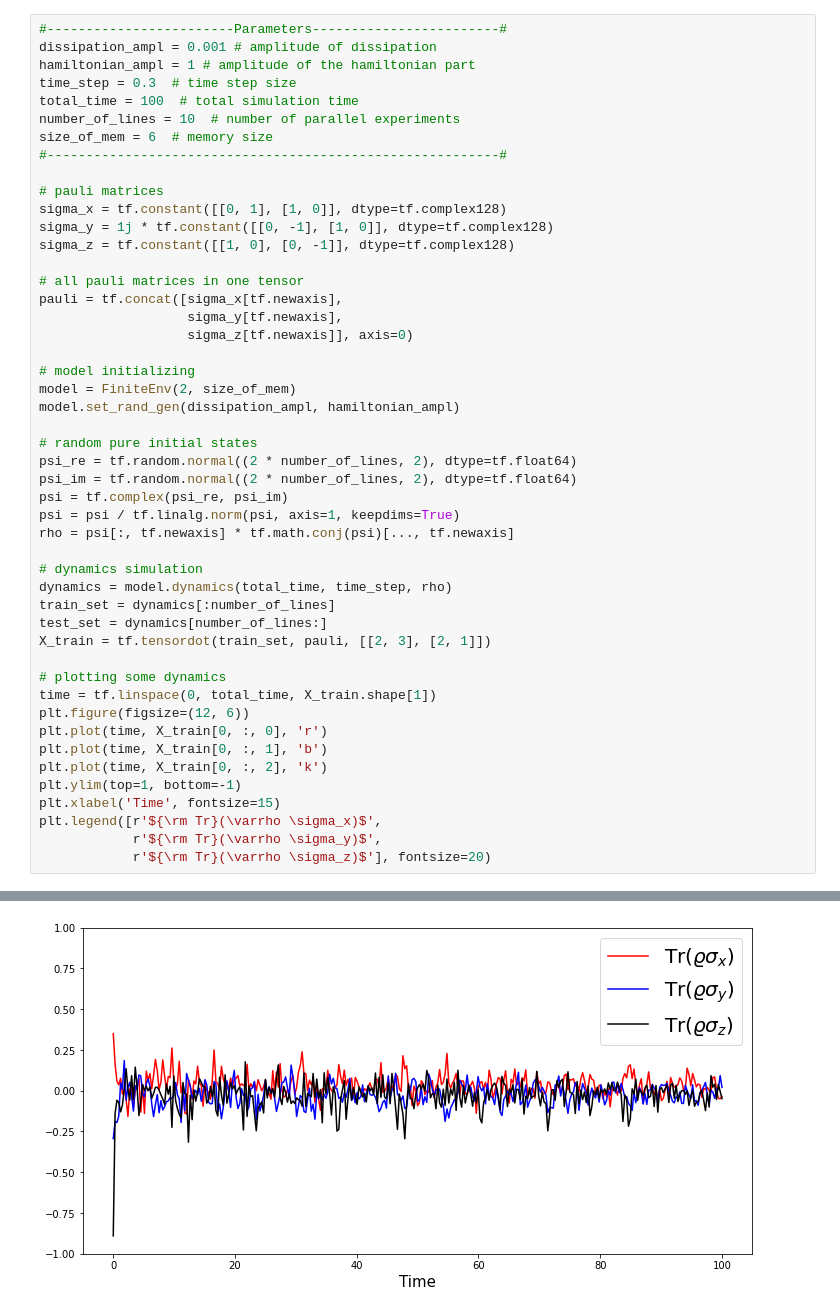
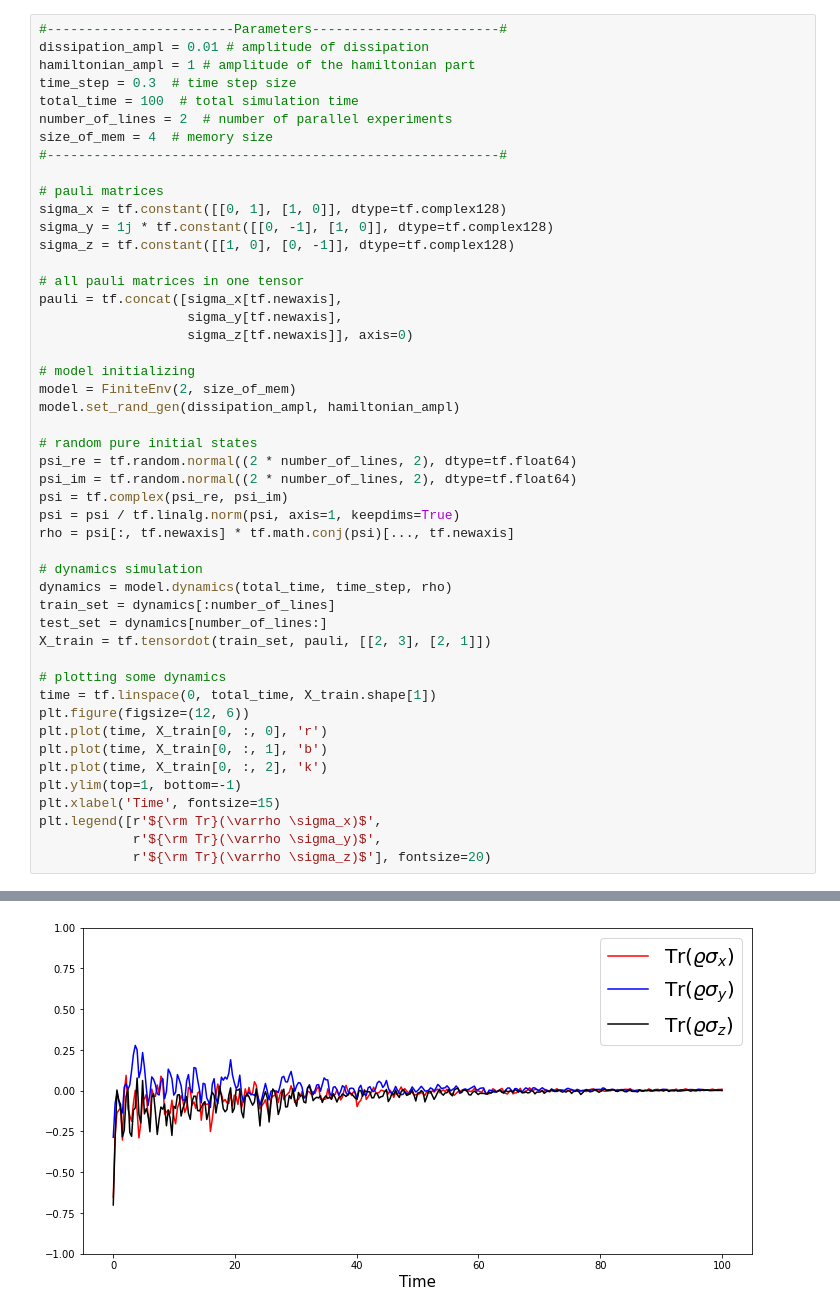
Before and after one commit to LuchnikovI/Dynamic-mode-decomposition-for-open-quantum-systems-identification, a Jupyter notebook: Playground.ipynb, the cells around one changed output, grey strips where cells are left out. Saved outputs shown, nothing was run; the diff lists cells and outputs as text.

```diff
--- a/Playground.ipynb
+++ b/Playground.ipynb
@@ -10,11 +28,11 @@ from embedding import Embedding
 # %%
 #------------------------Parameters------------------------#
-dissipation_ampl = 0.001 # amplitude of dissipation
+dissipation_ampl = 0.01 # amplitude of dissipation
 hamiltonian_ampl = 1 # amplitude of the hamiltonian part
 time_step = 0.3  # time step size
 total_time = 100  # total simulation time
-number_of_lines = 10  # number of parallel experiments
-size_of_mem = 6  # memory size
+number_of_lines = 2  # number of parallel experiments
+size_of_mem = 4  # memory size
 #----------------------------------------------------------#
 
 # pauli matrices
@@ -30,34 +48,34 @@ pauli = tf.concat([sigma_x[tf.newaxis],
 # model initializing
 model = FiniteEnv(2, size_of_mem)
 model.set_rand_gen(dissipation_ampl, hamiltonian_ampl)
 
 # random pure initial states
 psi_re = tf.random.normal((2 * number_of_lines, 2), dtype=tf.float64)
 psi_im = tf.random.normal((2 * number_of_lines, 2), dtype=tf.float64)
 psi = tf.complex(psi_re, psi_im)
 psi = psi / tf.linalg.norm(psi, axis=1, keepdims=True)
 rho = psi[:, tf.newaxis] * tf.math.conj(psi)[..., tf.newaxis]
 
 # dynamics simulation
 dynamics = model.dynamics(total_time, time_step, rho)
 train_set = dynamics[:number_of_lines]
 test_set = dynamics[number_of_lines:]
 X_train = tf.tensordot(train_set, pauli, [[2, 3], [2, 1]])
 
 # plotting some dynamics
 time = tf.linspace(0, total_time, X_train.shape[1])
 plt.figure(figsize=(12, 6))
 plt.plot(time, X_train[0, :, 0], 'r')
 plt.plot(time, X_train[0, :, 1], 'b')
 plt.plot(time, X_train[0, :, 2], 'k')
 plt.ylim(top=1, bottom=-1)
 plt.xlabel('Time', fontsize=15)
 plt.legend([r'${\rm Tr}(\varrho \sigma_x)$',
             r'${\rm Tr}(\varrho \sigma_y)$',
             r'${\rm Tr}(\varrho \sigma_z)$'], fontsize=20)
 # %% [output]
 <matplotlib.legend.Legend at 0x...>
-[figure, old version]
+[figure, new version]
 # %%
 #------------------------Parameters--------------------------#
 K = 70  # memory depth
```
Also changed, not shown: parts of 4 cells of this notebook, 1 other file.
